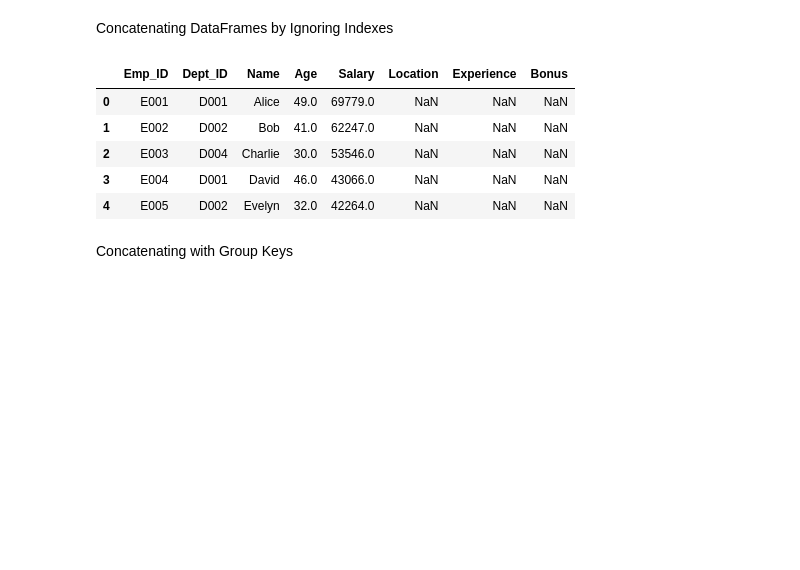
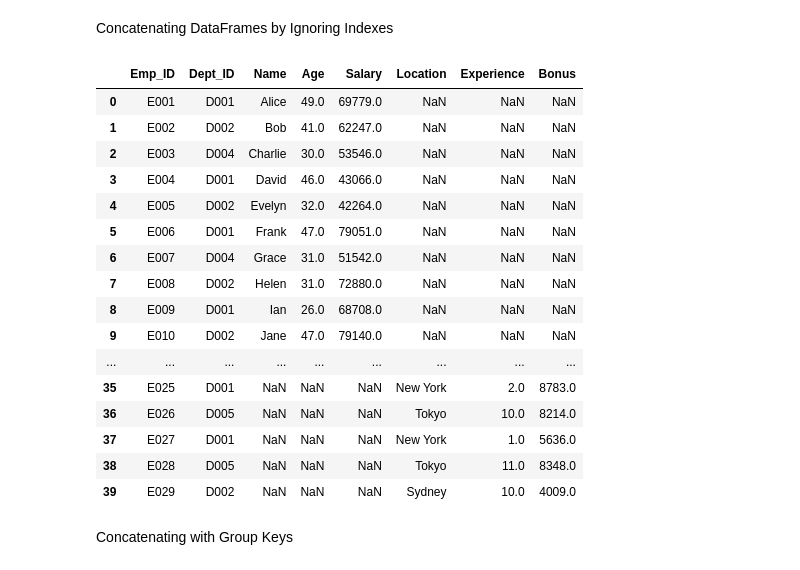
Before and after one commit to susara-ouchi/DA-2013---Scripts, a Jupyter notebook: Week 05/merging_examples.ipynb, the cells around one changed output. Saved outputs shown, nothing was run; the diff lists cells and outputs as text; code cells hidden in the pictures; blank space fills up the shorter version.

```diff
--- a/Week 05/merging_examples.ipynb
+++ b/Week 05/merging_examples.ipynb
@@ -248,14 +563,25 @@ Outer join concat:
 Concatenating DataFrames by Ignoring Indexes
 # %%
 concat_ignore = pd.concat([df_A, df_B], ignore_index=True)
-concat_ignore.head()
+concat_ignore
 # %% [output]
 |  | Emp_ID | Dept_ID | Name | Age | Salary | Location | Experience | Bonus |
 | 0 | E001 | D001 | Alice | 49.0 | 69779.0 | NaN | NaN | NaN |
 | 1 | E002 | D002 | Bob | 41.0 | 62247.0 | NaN | NaN | NaN |
 | 2 | E003 | D004 | Charlie | 30.0 | 53546.0 | NaN | NaN | NaN |
 | 3 | E004 | D001 | David | 46.0 | 43066.0 | NaN | NaN | NaN |
 | 4 | E005 | D002 | Evelyn | 32.0 | 42264.0 | NaN | NaN | NaN |
+| 5 | E006 | D001 | Frank | 47.0 | 79051.0 | NaN | NaN | NaN |
+| 6 | E007 | D004 | Grace | 31.0 | 51542.0 | NaN | NaN | NaN |
+| 7 | E008 | D002 | Helen | 31.0 | 72880.0 | NaN | NaN | NaN |
+| 8 | E009 | D001 | Ian | 26.0 | 68708.0 | NaN | NaN | NaN |
+| 9 | E010 | D002 | Jane | 47.0 | 79140.0 | NaN | NaN | NaN |
+| ... | ... | ... | ... | ... | ... | ... | ... | ... |
+| 35 | E025 | D001 | NaN | NaN | NaN | New York | 2.0 | 8783.0 |
+| 36 | E026 | D005 | NaN | NaN | NaN | Tokyo | 10.0 | 8214.0 |
+| 37 | E027 | D001 | NaN | NaN | NaN | New York | 1.0 | 5636.0 |
+| 38 | E028 | D005 | NaN | NaN | NaN | Tokyo | 11.0 | 8348.0 |
+| 39 | E029 | D002 | NaN | NaN | NaN | Sydney | 10.0 | 4009.0 |
 # %% [markdown]
 Concatenating with Group Keys
 # %%
```
Also changed, not shown: parts of 37 cells of this notebook, 9 other files.
